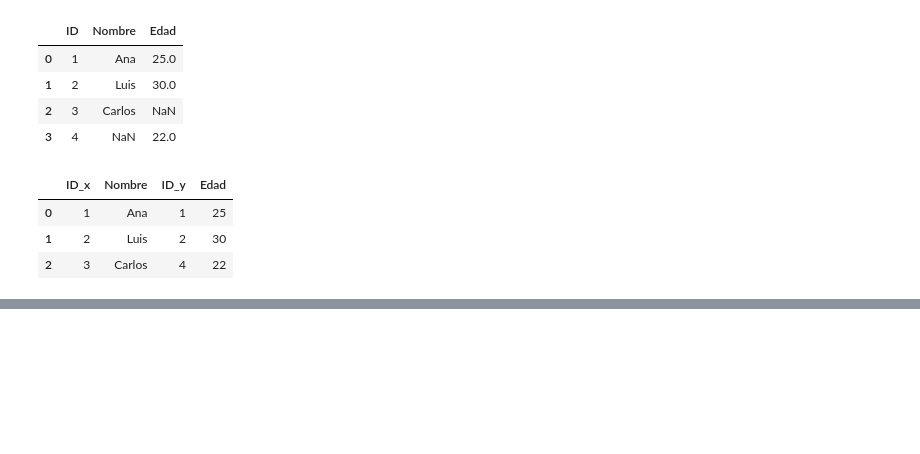
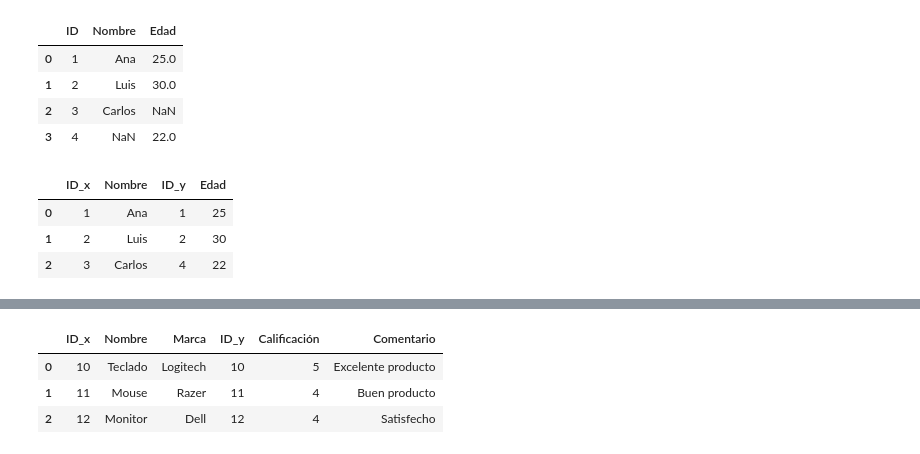
Before and after one commit to NightWingC/data-science, a Jupyter notebook: CodigoPython/Dia7/CuadernosparaPracticas/FusionarDataFramesconmerge.ipynb, the cells around one changed output, grey strips where cells are left out. Saved outputs shown, nothing was run; the diff lists cells and outputs as text; code cells hidden in the pictures; blank space fills up the shorter version.

Commit message:
merge exercises

```diff
--- a/CodigoPython/Dia7/CuadernosparaPracticas/FusionarDataFramesconmerge.ipynb
+++ b/CodigoPython/Dia7/CuadernosparaPracticas/FusionarDataFramesconmerge.ipynb
@@ -38,0 +80,21 @@ df_indexado
+# %%
+productos = pd.DataFrame({
+    'ID': [10, 11, 12],
+    'Nombre': ['Teclado', 'Mouse', 'Monitor'],
+    'Marca': ['Logitech', 'Razer', 'Dell']
+})
+
+reviews = pd.DataFrame({
+    'ID': [10, 11, 12],
+    'Calificación': [5, 4, 4],
+    'Comentario': ['Excelente producto', 'Buen producto', 'Satisfecho']
+})
+
+# Fusionando productos con reviews manteniendo los índices originales
+productos_reviews = pd.merge(productos,reviews, left_index=True, right_index=True)
+productos_reviews
+# %% [output]
+|  | ID_x | Nombre | Marca | ID_y | Calificación | Comentario |
+| 0 | 10 | Teclado | Logitech | 10 | 5 | Excelente producto |
+| 1 | 11 | Mouse | Razer | 11 | 4 | Buen producto |
+| 2 | 12 | Monitor | Dell | 12 | 4 | Satisfecho |
```
Also changed, not shown: parts of 2 cells of this notebook.
